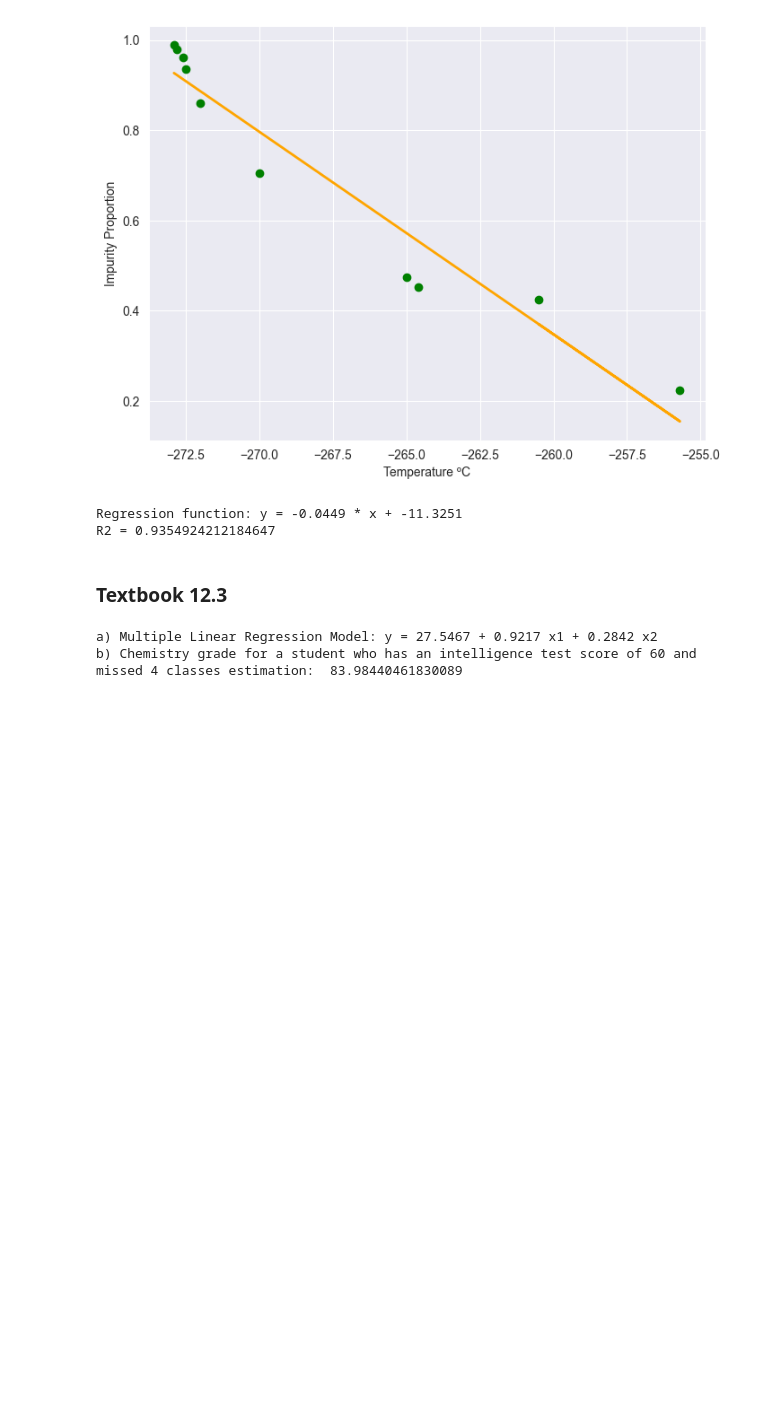
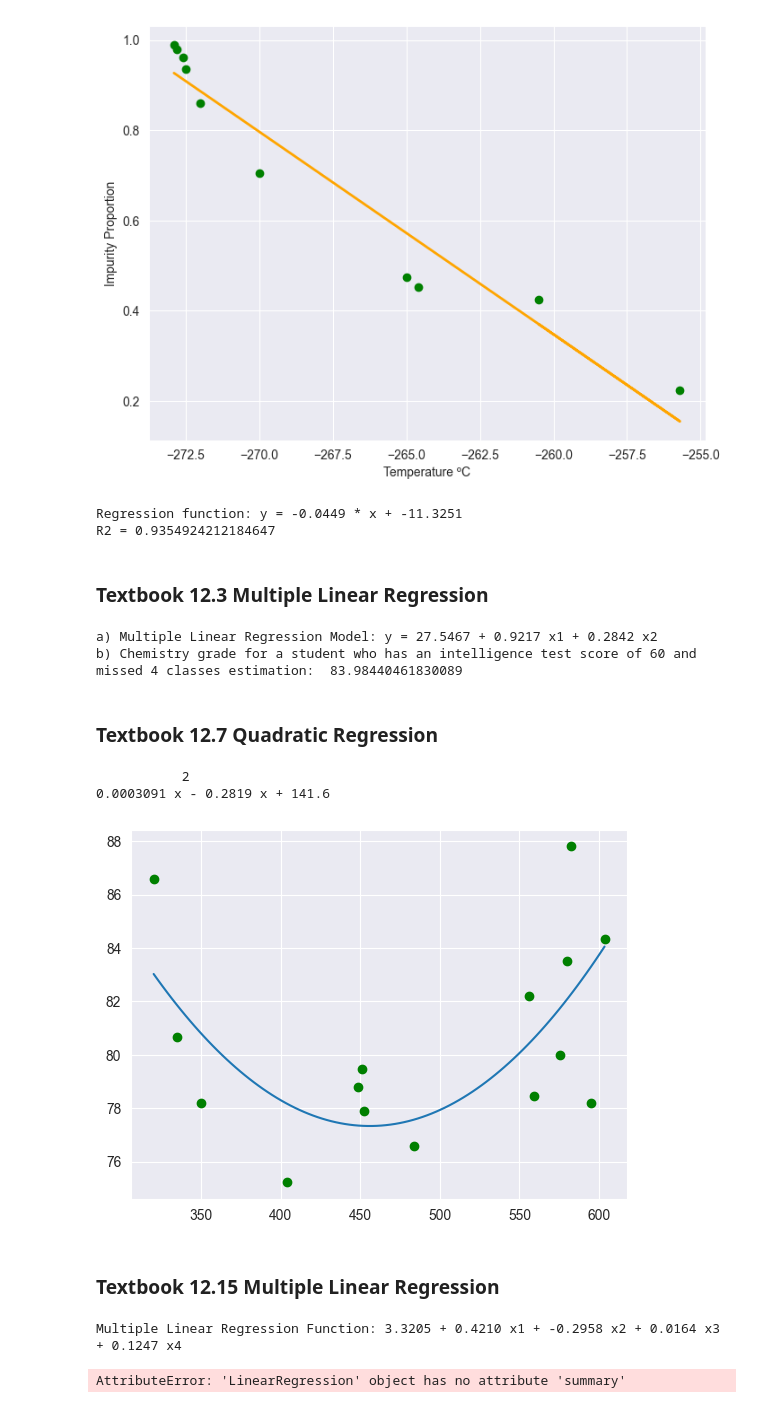
Before and after one commit to JotaN98/MScDataScience_AI, a Jupyter notebook: Statistics/Textbook_Exercises.ipynb, the cells around one changed output. Drawn from its saved outputs; the diff is of its cells as text; code cells hidden in the pictures; blank space fills up the shorter version.

```diff
--- a/Statistics/Textbook_Exercises.ipynb
+++ b/Statistics/Textbook_Exercises.ipynb
@@ -103,7 +108,7 @@ print("R2 =", model_ex.score(x, y))
 Regression function: y = -0.0449 * x + -11.3251
 R2 = 0.9354924212184647
 # %% [markdown]
-### Textbook 12.3
+### Textbook 12.3 Multiple Linear Regression
 # %%
 y = [85, 74, 76, 90, 85, 87, 94, 98, 81, 91, 76, 74]
 x1 = [65, 50, 55, 65, 55, 70, 65, 70, 55, 70, 50, 55]
@@ -122,3 +127,38 @@ print("b) Chemistry grade for a student who has an intelligence test score of 60
 # %% [output]
 a) Multiple Linear Regression Model: y = 27.5467 + 0.9217 x1 + 0.2842 x2
 b) Chemistry grade for a student who has an intelligence test score of 60 and missed 4 classes estimation:  83.98440461830089
+# %% [markdown]
+### Textbook 12.7 Quadratic Regression
+# %%
+y = [84.33, 87.80, 82.20, 78.21, 78.44, 80.01, 83.53, 79.46, 75.22, 76.58, 77.90, 78.80, 80.67, 86.60, 78.20]
+x = [603.40, 582.50, 556.20, 594.60, 558.90, 575.20, 580.10, 451.20, 404.00, 484.00, 452.40, 448.40, 334.80, 320.30, 350.30]
+
+model = np.poly1d(np.polyfit(x, y, 2))
+polyline = np.linspace(np.min(x),np.max(x), 100)
+plt.scatter(x, y, color='green', label='Data Points')
+plt.plot(polyline, model(polyline))
+
+print(model)
+# %% [output]
+           2
+0.0003091 x - 0.2819 x + 141.6
+[figure, added]
+# %% [markdown]
+### Textbook 12.15 Multiple Linear Regression
+# %%
+y = [11.2, 14.5, 17.2, 17.8, 19.3, 24.5, 21.2, 16.9, 14.8, 20.0, 13.2, 22.5]
+x1 = [56.5, 59.5, 69.2, 74.5, 81.2, 88.0, 78.2, 69.0, 58.1, 80.5, 58.3, 84.0]
+x2 = [71.0, 72.5, 76.0, 79.5, 84.0, 86.2, 80.5, 72.0, 68.0, 85.0, 71.0, 87.2]
+x3 = [38.5, 38.2, 42.5, 43.4, 47.5, 47.4, 44.5, 41.8, 42.1, 48.1, 37.5, 51.0]
+x4 = [43.0, 44.8, 49.0, 56.3, 60.2, 62.0, 58.1, 48.1, 46.0, 60.3, 47.1, 65.2]
+
+y = np.array(y)
+X = np.array([x1,x2,x3,x4]).T
+
+model = LinearRegression()
+model.fit(X, y)
+print(f"Multiple Linear Regression Function: {model.intercept_:.4f} + {model.coef_[0]:.4f} x1 + {model.coef_[1]:.4f} x2 + {model.coef_[2]:.4f} x3 + {model.coef_[3]:.4f} x4")
+model.summary()
+# %% [output]
+Multiple Linear Regression Function: 3.3205 + 0.4210 x1 + -0.2958 x2 + 0.0164 x3 + 0.1247 x4
+AttributeError: 'LinearRegression' object has no attribute 'summary'
```
Also changed, not shown: parts of 27 cells of this notebook.
